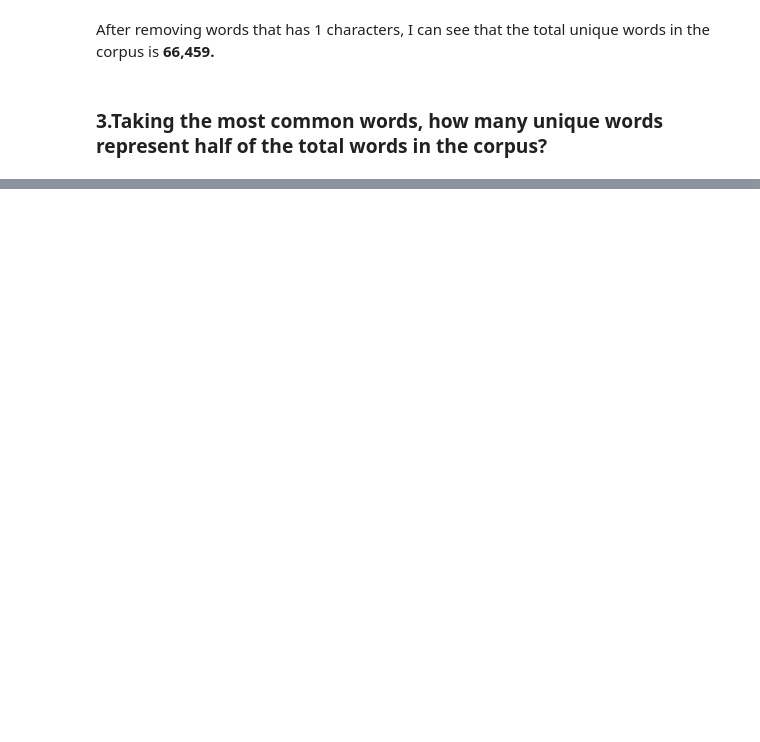
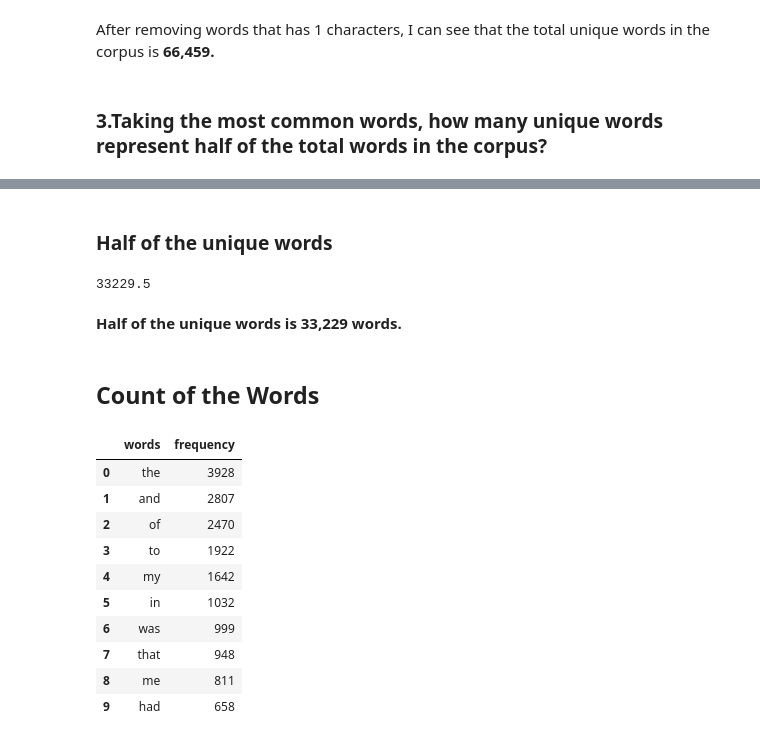
Before and after one commit to gpadmaperuma/DATA620-1, a Jupyter notebook: Assignment_5/Assignment_5.ipynb, the cells around one changed output, grey strips where cells are left out. Cells and saved outputs as stored; diff of their text form; code cells hidden in the pictures; blank space fills up the shorter version.

```diff
--- a/Assignment_5/Assignment_5.ipynb
+++ b/Assignment_5/Assignment_5.ipynb
@@ -121,0 +124,28 @@ data_freq_dist
+# %% [markdown]
+### Half of the unique words
+# %%
+len(unique_words)/2
+# %% [output]
+33229.5
+# %% [markdown]
+**Half of the unique words is 33,229 words.**
+# %% [markdown]
+## Count of the Words
+# %%
+# the table
+df_all_words = pd.DataFrame(unique_words,columns=['words'])
+df_all_words_freq = pd.DataFrame(df_all_words['words'].value_counts()).reset_index(drop=False)
+df_all_words_freq.columns = ['words', 'frequency']
+df_all_words_freq.head(10)
+# %% [output]
+|  | words | frequency |
+| 0 | the | 3928 |
+| 1 | and | 2807 |
+| 2 | of | 2470 |
+| 3 | to | 1922 |
+| 4 | my | 1642 |
+| 5 | in | 1032 |
+| 6 | was | 999 |
+| 7 | that | 948 |
+| 8 | me | 811 |
+| 9 | had | 658 |
```
Also changed, not shown: parts of 13 cells of this notebook.
